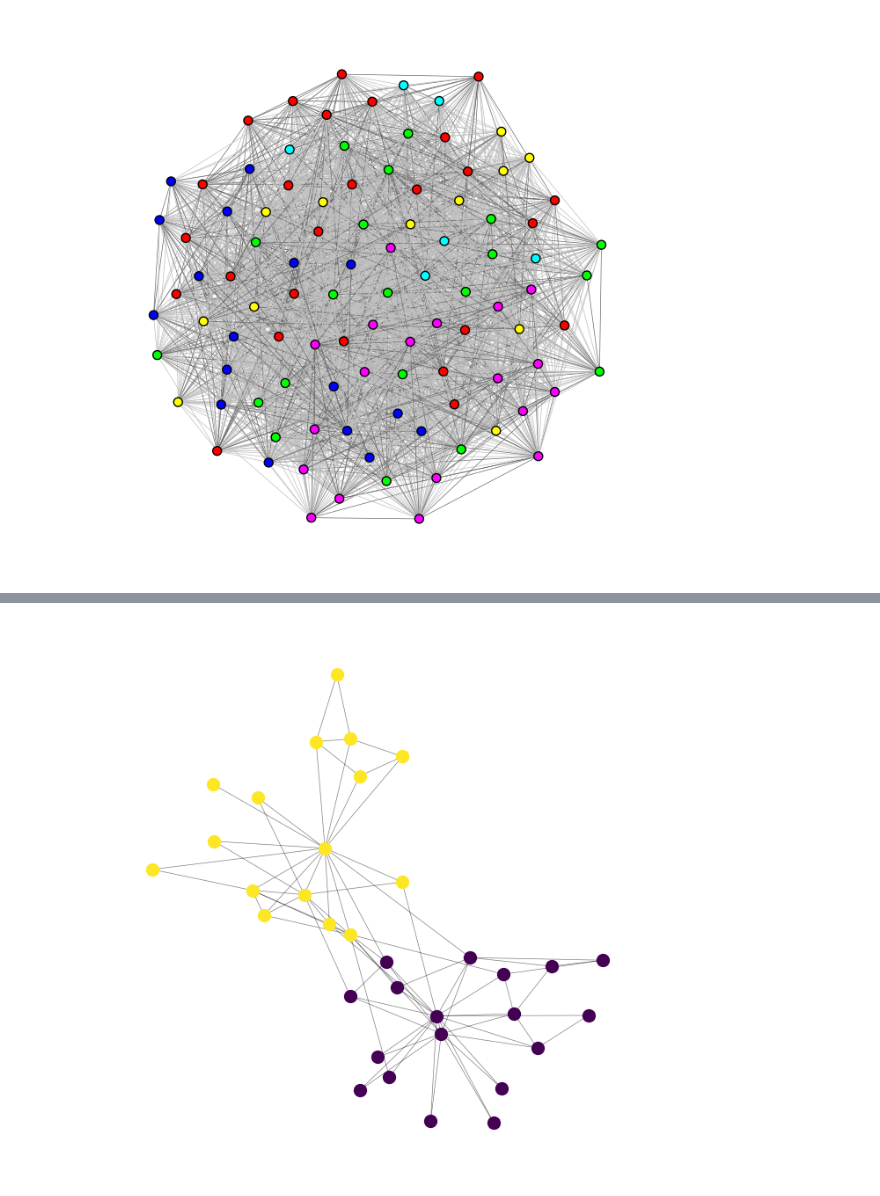
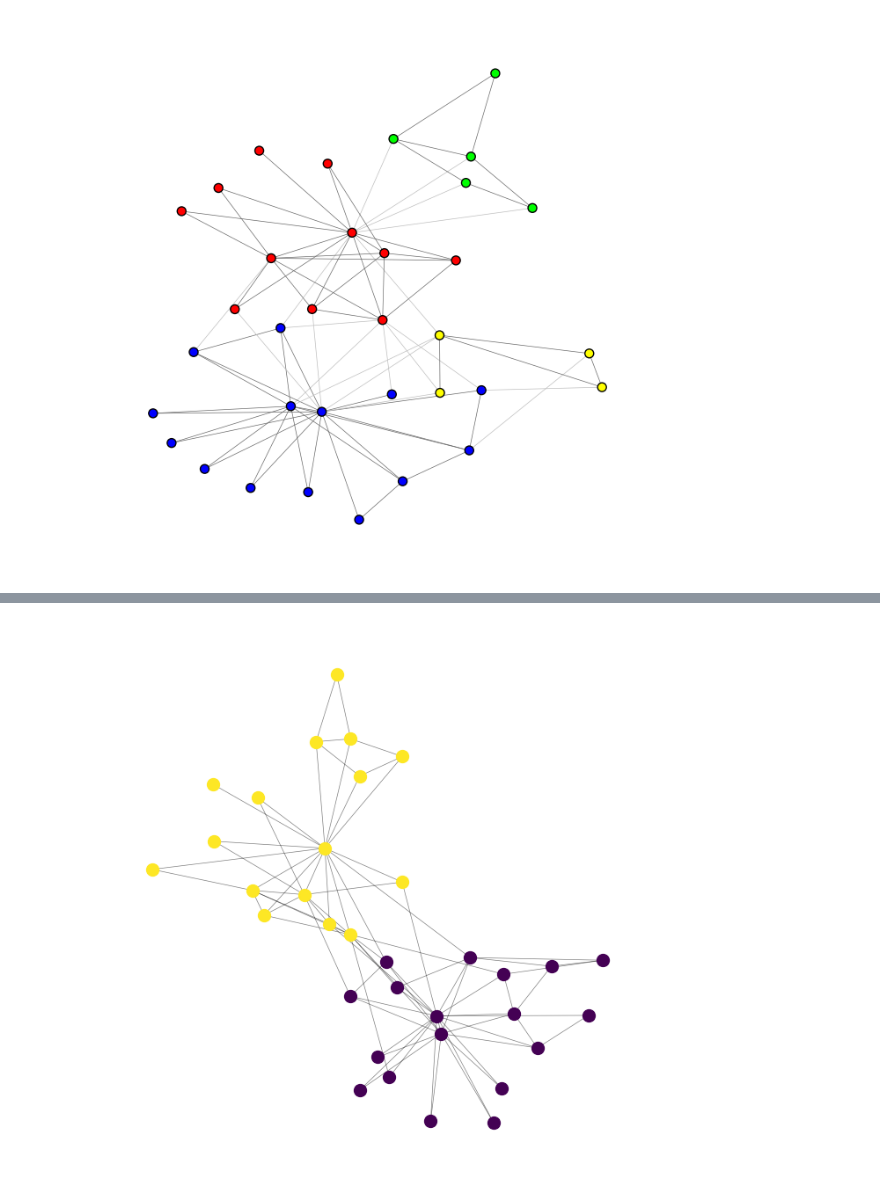
Before and after one commit to salyaa/semester_project, a Jupyter notebook: tests.ipynb, the cells around one changed output, grey strips where cells are left out. Drawn from its saved outputs; the diff is of its cells as text; code cells hidden in the pictures.

```diff
--- a/tests.ipynb
+++ b/tests.ipynb
@@ -13,5 +14,6 @@ ER = ig.Graph.Erdos_Renyi(n=100, p=0.5)
-# %%
-clusters_louv = louvain(G=ER)
-# %% [output]
-[figure, removed]
+# %%
+# Using only the igraph library
+clusters_louv = louvain(G=G1)
+# %% [output]
+[figure, added]
 # %%
```
Also changed, not shown: parts of 5 cells of this notebook, 2 other files.
